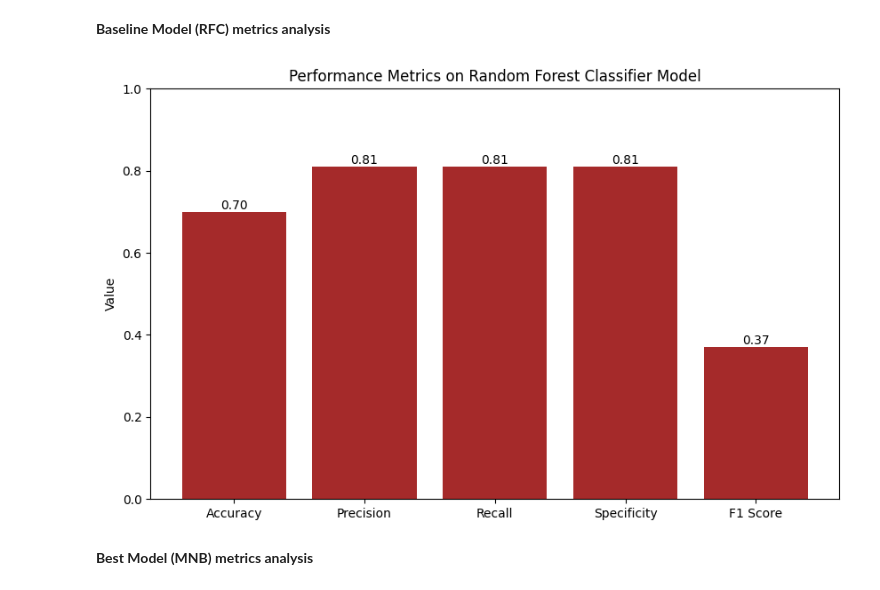
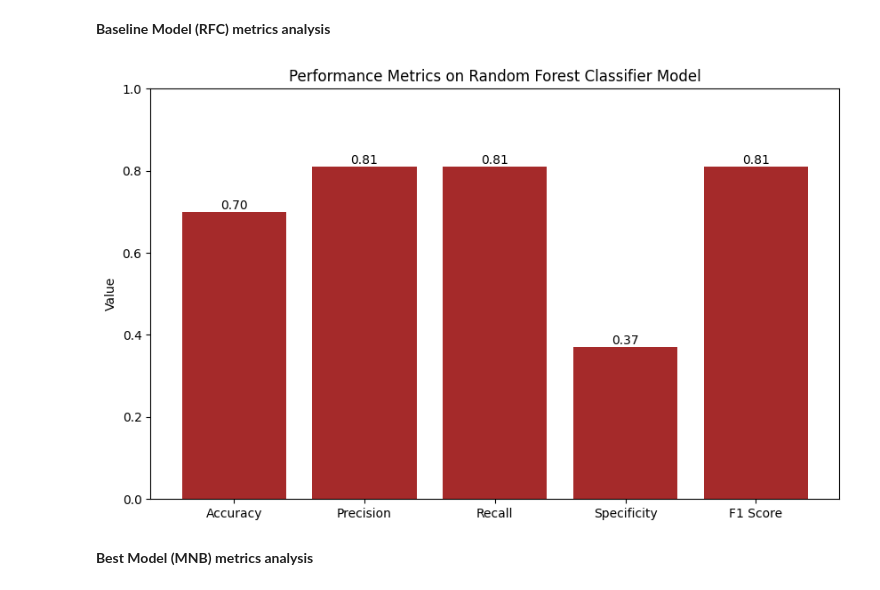
Before and after one commit to stesialydia/MSc-Project, a Jupyter notebook: Model and result for MNB.ipynb, the cells around one changed output. Saved outputs shown, nothing was run; the diff lists cells and outputs as text; code cells hidden in the pictures.

```diff
--- a/Model and result for MNB.ipynb
+++ b/Model and result for MNB.ipynb
@@ -1306,26 +1306,26 @@ plt.show()
 # %%
 import matplotlib.pyplot as plt
 import numpy as np
 
 metrics = ['Accuracy', 'Precision', 'Recall', 'Specificity', 'F1 Score']
-values = [0.70, 0.81, 0.81, 0.81, 0.37]
+values = [0.70, 0.81, 0.81, 0.37, 0.81]
 
 plt.figure(figsize=(10, 6))
 bars = plt.bar(metrics, values, color='brown')
 
 for bar in bars:
     yval = bar.get_height()
     plt.text(bar.get_x() + bar.get_width()/2, yval, f'{yval:.2f}', ha='center', va='bottom')
 
 
 plt.title('Performance Metrics on Random Forest Classifier Model')
 
 plt.ylabel('Value')
 plt.ylim(0, 1)
 
 plt.show()
 # %% [output]
-[figure, old version]
+[figure, new version]
 # %% [markdown]
 **Best Model (MNB) metrics analysis**
 # %%
```
